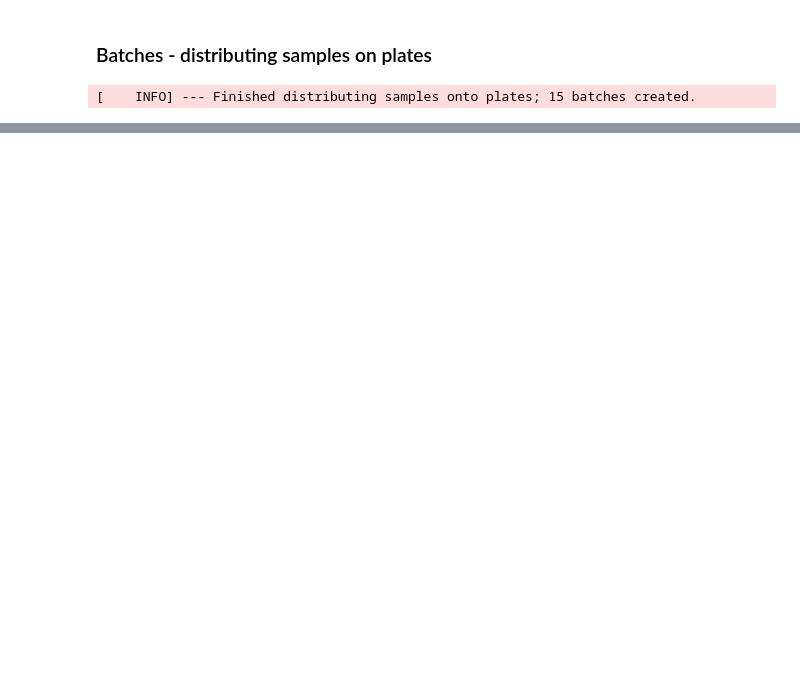
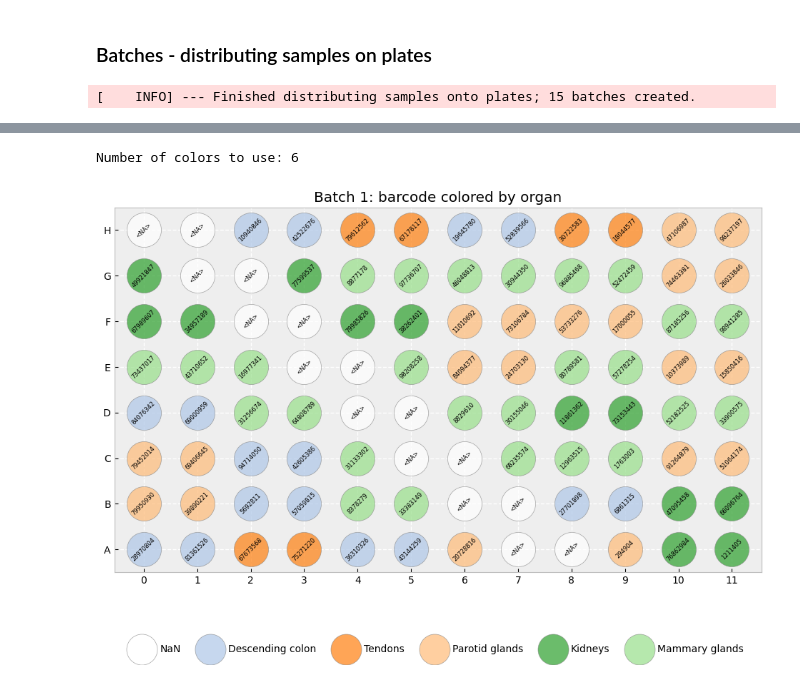
Before and after one commit to ssi-dk/CD-MRG-PlatePlanner, a Jupyter notebook: tutorial.ipynb, the cells around one changed output, grey strips where cells are left out. Drawn from its saved outputs; the diff is of its cells as text; code cells hidden in the pictures; blank space fills up the shorter version.

```diff
--- a/tutorial.ipynb
+++ b/tutorial.ipynb
@@ -105,0 +98,5 @@ Number of colors to use: 6
+# %%
+Pfig = P.plot_batch(0, "barcode", "organ", label_dtype="Int64", rotation=45, fontsize=6)
+# %% [output]
+Number of colors to use: 6
+[figure, added]
```
Also changed, not shown: parts of 4 cells of this notebook, 5 other files.
